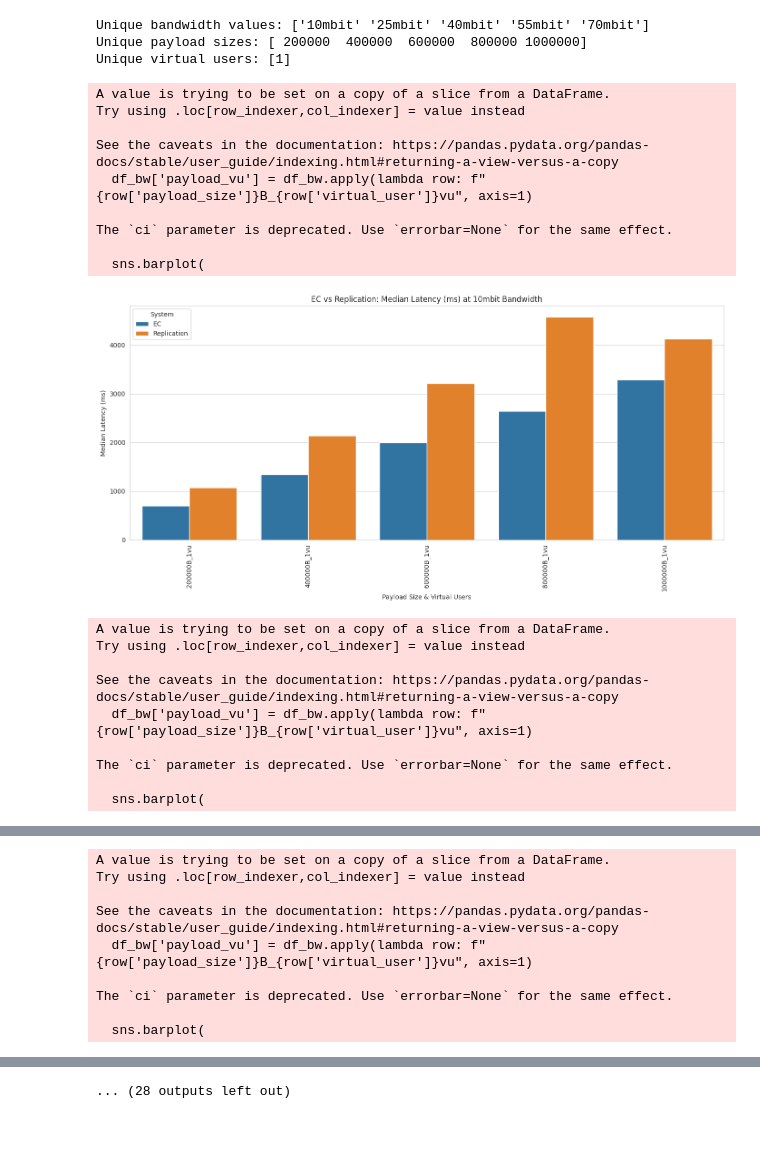
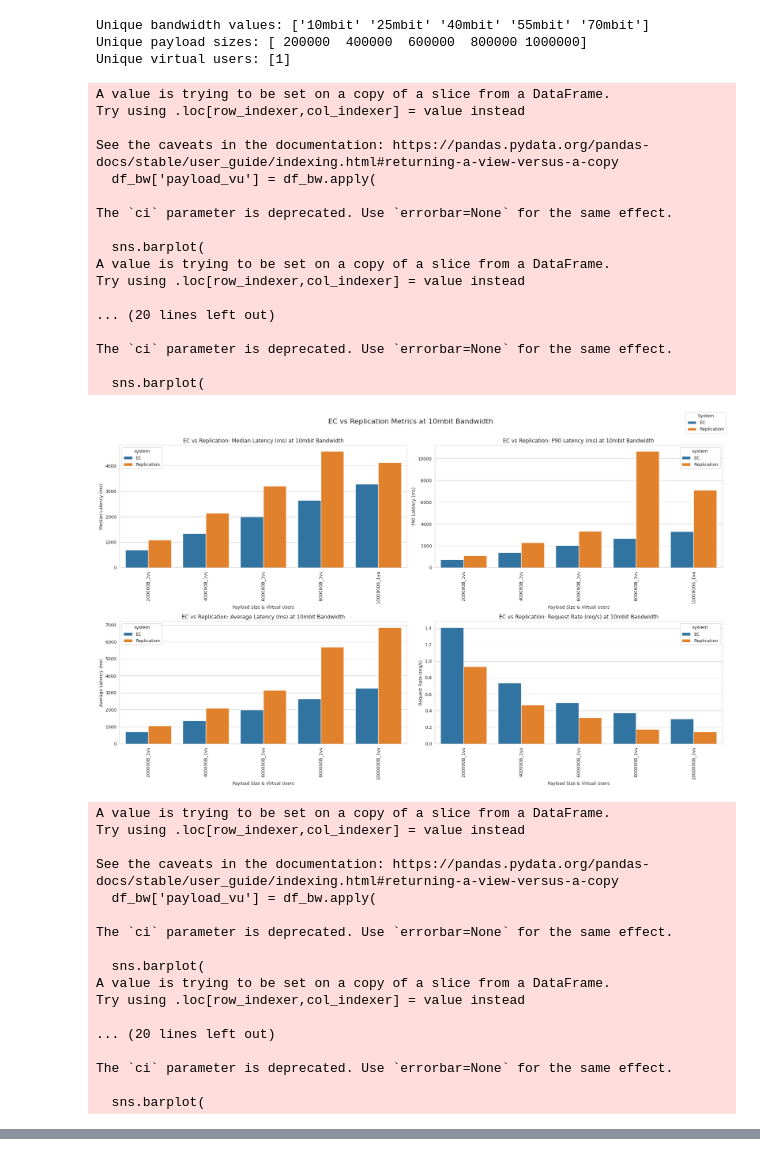
Before and after one commit to MuhamadAjiW/DistKV-Erasure-Coding, a Jupyter notebook: benchmark/benchmark_k6_write.ipynb, the cells around one changed output, grey strips where cells are left out. Cells and saved outputs as stored; diff of their text form; code cells hidden in the pictures; blank space fills up the shorter version.

```diff
--- a/benchmark/benchmark_k6_write.ipynb
+++ b/benchmark/benchmark_k6_write.ipynb
@@ -164,62 +176,82 @@ Unique payload sizes: [ 200000  400000  600000  800000 1000000]
 Unique virtual users: [1]
 # %%
 # 1. Grouping by bandwidth
-# For each bandwidth, compare EC vs Replication across different payload sizes and virtual users
-def plot_by_bandwidth(metric):
+def plot_by_bandwidth():
     # Sort bandwidths numerically using bandwidth_num
     bw_order = (
         df[['bandwidth', 'bandwidth_num']]
         .drop_duplicates()
         .sort_values('bandwidth_num')
         .bandwidth.tolist()
     )
     for bw in bw_order:
-        # Filter data for this bandwidth
         df_bw = df[df['bandwidth'] == bw]
+        if df_bw.empty:
+            continue
 
-        if len(df_bw) > 0:
-            plt.figure(figsize=(14, 7))
-            # Create a new column for the x-axis that combines payload size and virtual users
-            df_bw['payload_vu'] = df_bw.apply(lambda row: f"{row['payload_size']}B_{row['virtual_user']}vu", axis=1)
-
-            # Plot
+        # set up 2×2 subplots for the four metrics
+        fig, axes = plt.subplots(2, 2, figsize=(20, 12))
+        axes = axes.flatten()
+        for ax, metric in zip(axes, metrics):
+            # label for x-axis
+            df_bw['payload_vu'] = df_bw.apply(
+                lambda row: f"{row['payload_size']}B_{row['virtual_user']}vu", axis=1
+            )
             sns.barplot(
                 data=df_bw,
                 x='payload_vu',
                 y=metric,
                 hue='system',
                 ci=None,
-                dodge=True
+                dodge=True,
+                ax=ax
             )
+            ax.set_title(f'EC vs Replication: {metric_titles[metric]} at {bw} Bandwidth')
+            ax.set_xlabel('Payload Size & Virtual Users')
+            ax.set_ylabel(metric_titles[metric])
+            ax.tick_params(axis='x', rotation=90)
 
-            plt.title(f'EC vs Replication: {metric_titles[metric]} at {bw} Bandwidth')
-            plt.xlabel('Payload Size & Virtual Users')
-            plt.ylabel(metric_titles[metric])
-            plt.xticks(rotation=90)
-            plt.legend(title='System')
-            plt.tight_layout()
-            plt.show()
+        # single legend for all subplots
+        handles, labels = axes[0].get_legend_handles_labels()
+        fig.legend(handles, labels, title='System', loc='upper right')
+        fig.suptitle(f'EC vs Replication Metrics at {bw} Bandwidth', fontsize=16)
+        fig.tight_layout(rect=[0, 0, 1, 0.97])
+        plt.show()
 
-# Plot each metric grouped by bandwidth
-for metric in metrics:
-    plot_by_bandwidth(metric)
+plot_by_bandwidth()
 # %% [output]
 A value is trying to be set on a copy of a slice from a DataFrame.
 Try using .loc[row_indexer,col_indexer] = value instead
 
 See the caveats in the documentation: https://pandas.pydata.org/pandas-docs/stable/user_guide/indexing.html#returning-a-view-versus-a-copy
-  df_bw['payload_vu'] = df_bw.apply(lambda row: f"{row['payload_size']}B_{row['virtual_user']}vu", axis=1)
+  df_bw['payload_vu'] = df_bw.apply(
 
 The `ci` parameter is deprecated. Use `errorbar=None` for the same effect.
 
   sns.barplot(
+A value is trying to be set on a copy of a slice from a DataFrame.
+Try using .loc[row_indexer,col_indexer] = value instead
+
+... (20 lines left out)
+
+The `ci` parameter is deprecated. Use `errorbar=None` for the same effect.
+
+  sns.barplot(
-[figure, old version]
+[figure, new version]
 A value is trying to be set on a copy of a slice from a DataFrame.
 Try using .loc[row_indexer,col_indexer] = value instead
 
 See the caveats in the documentation: https://pandas.pydata.org/pandas-docs/stable/user_guide/indexing.html#returning-a-view-versus-a-copy
-  df_bw['payload_vu'] = df_bw.apply(lambda row: f"{row['payload_size']}B_{row['virtual_user']}vu", axis=1)
+  df_bw['payload_vu'] = df_bw.apply(
 
 The `ci` parameter is deprecated. Use `errorbar=None` for the same effect.
 
   sns.barplot(
+A value is trying to be set on a copy of a slice from a DataFrame.
+Try using .loc[row_indexer,col_indexer] = value instead
+
+... (20 lines left out)
+
+The `ci` parameter is deprecated. Use `errorbar=None` for the same effect.
+
+  sns.barplot(
@@ -257,9 +312,0 @@ The `ci` parameter is deprecated. Use `errorbar=None` for the same effect.
-A value is trying to be set on a copy of a slice from a DataFrame.
-Try using .loc[row_indexer,col_indexer] = value instead
-
-See the caveats in the documentation: https://pandas.pydata.org/pandas-docs/stable/user_guide/indexing.html#returning-a-view-versus-a-copy
-  df_bw['payload_vu'] = df_bw.apply(lambda row: f"{row['payload_size']}B_{row['virtual_user']}vu", axis=1)
-
-The `ci` parameter is deprecated. Use `errorbar=None` for the same effect.
-
-  sns.barplot(
@@ -267,2 +313 @@ The `ci` parameter is deprecated. Use `errorbar=None` for the same effect.
-... (28 outputs left out)
 # %%
```
Also changed, not shown: parts of 5 cells of this notebook, 1 other file.
